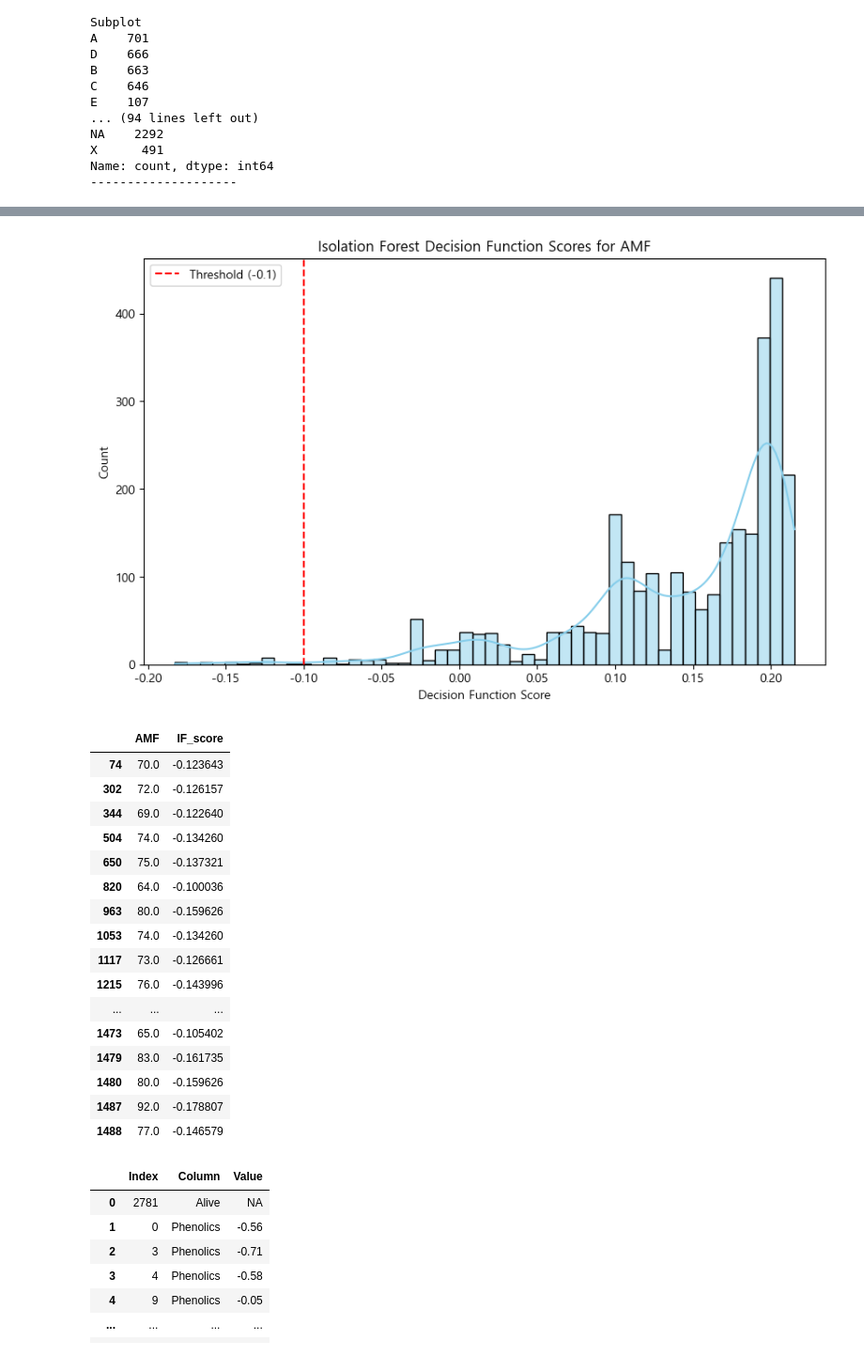
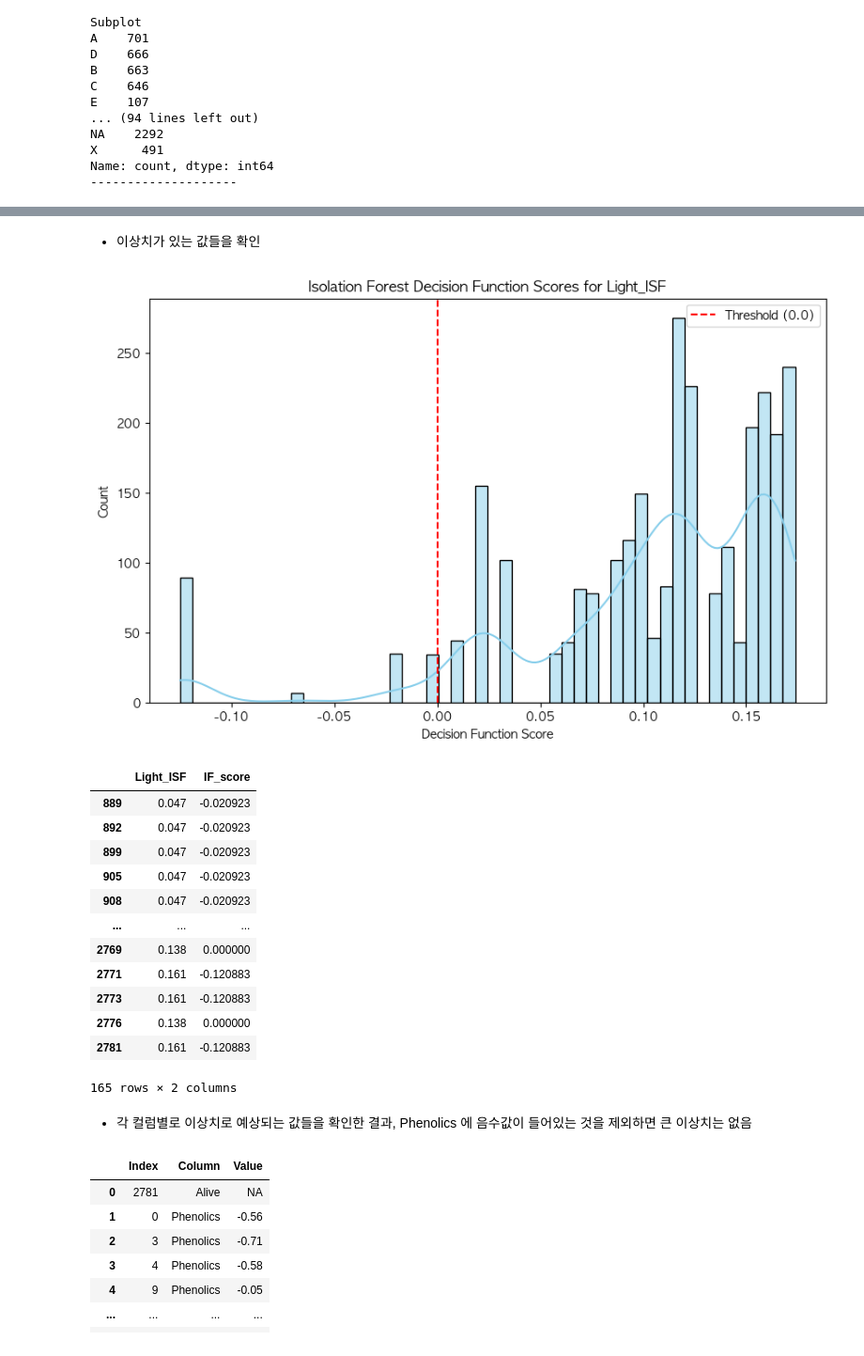
Before and after one commit to SKNetworks-AI19-250818/SKN19-mini-3Team, a Jupyter notebook: main.ipynb, the cells around one changed output, grey strips where cells are left out. Shown at 94% size. Cells and saved outputs as stored; diff of their text form; code cells hidden in the pictures.

```diff
--- a/main.ipynb
+++ b/main.ipynb
@@ -155,27 +158,27 @@ dv.show_boxplot_for_continuous_value()
+# %% [markdown]
+* 이상치가 있는 값들을 확인
 # %%
 ### boxplot에서 이상치가 확인된 특정 행들에 대해 분포를 확인하고, 이상치가 있는지 확인
 
-anomalies = dv.show_anomaly_score(column='AMF', return_anomalies=True)
+anomalies = dv.show_anomaly_score(column='Light_ISF', return_anomalies=True, threshold=0.0)
 display(anomalies)
 # %% [output]
-[figure, old version]
+[figure, new version]
-|  | AMF | IF_score |
-| 74 | 70.0 | -0.123643 |
-| 302 | 72.0 | -0.126157 |
-| 344 | 69.0 | -0.122640 |
-| 504 | 74.0 | -0.134260 |
-| 650 | 75.0 | -0.137321 |
-| 820 | 64.0 | -0.100036 |
-| 963 | 80.0 | -0.159626 |
-| 1053 | 74.0 | -0.134260 |
-| 1117 | 73.0 | -0.126661 |
-| 1215 | 76.0 | -0.143996 |
+|  | Light_ISF | IF_score |
+| 889 | 0.047 | -0.020923 |
+| 892 | 0.047 | -0.020923 |
+| 899 | 0.047 | -0.020923 |
+| 905 | 0.047 | -0.020923 |
+| 908 | 0.047 | -0.020923 |
 | ... | ... | ... |
-| 1473 | 65.0 | -0.105402 |
-| 1479 | 83.0 | -0.161735 |
-| 1480 | 80.0 | -0.159626 |
-| 1487 | 92.0 | -0.178807 |
-| 1488 | 77.0 | -0.146579 |
+| 2769 | 0.138 | 0.000000 |
+| 2771 | 0.161 | -0.120883 |
+| 2773 | 0.161 | -0.120883 |
+| 2776 | 0.138 | 0.000000 |
+| 2781 | 0.161 | -0.120883 |
+165 rows × 2 columns
+# %% [markdown]
+* 각 컬럼별로 이상치로 예상되는 값들을 확인한 결과, Phenolics 에 음수값이 들어있는 것을 제외하면 큰 이상치는 없음
 # %%
 ### 이상치를 확인한 후, 이상치를 제거
 
```
Also changed, not shown: parts of 10 cells of this notebook.
